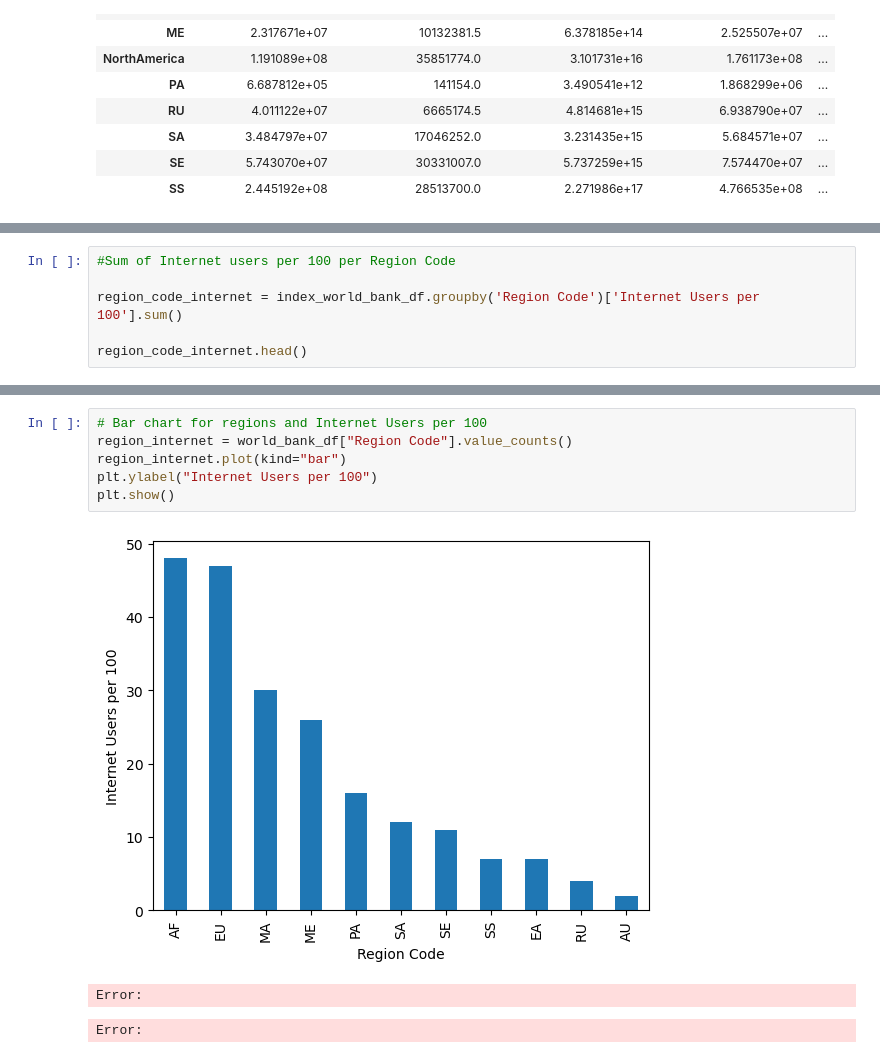
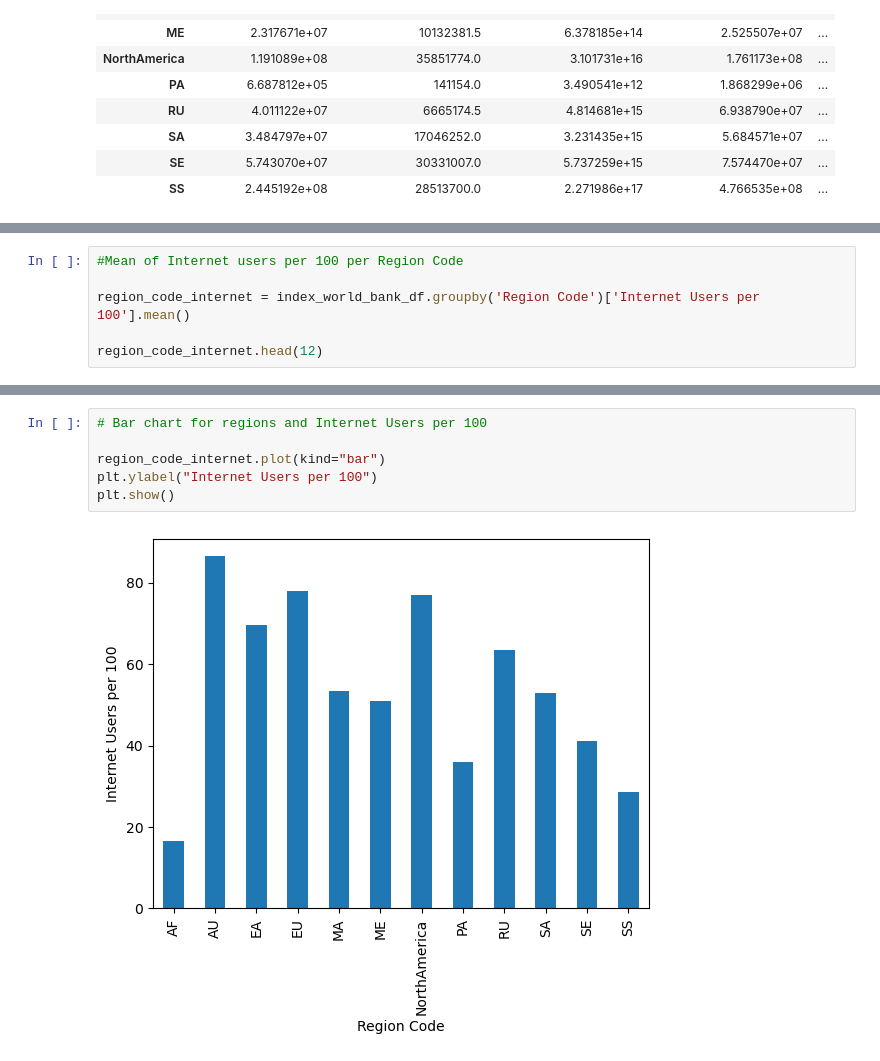
Before and after one commit to ilknurtoptas/Project_1, a Jupyter notebook: Project_1/World GDP Analysis.ipynb, the cells around one changed output, grey strips where cells are left out. Saved outputs shown, nothing was run; the diff lists cells and outputs as text.

```diff
--- a/Project_1/World GDP Analysis.ipynb
+++ b/Project_1/World GDP Analysis.ipynb
@@ -444,9 +432,9 @@ MA    1797.6
 Name: Life Expectancy, dtype: float64
 # %%
-#Sum of Internet users per 100 per Region Code
+#Mean of Internet users per 100 per Region Code
 
-region_code_internet = index_world_bank_df.groupby('Region Code')['Internet Users per 100'].sum()
+region_code_internet = index_world_bank_df.groupby('Region Code')['Internet Users per 100'].mean()
 
-region_code_internet.head()
+region_code_internet.head(12)
 # %% [output]
 Region Code
@@ -494,10 +544,8 @@ Error:
 # %%
 # Bar chart for regions and Internet Users per 100
-region_internet = world_bank_df["Region Code"].value_counts()
-region_internet.plot(kind="bar")
+
+region_code_internet.plot(kind="bar")
 plt.ylabel("Internet Users per 100")
 plt.show()
 # %% [output]
-[figure, old version]
+[figure, new version]
-Error:
-Error:
```
Also changed, not shown: parts of 29 cells of this notebook.
